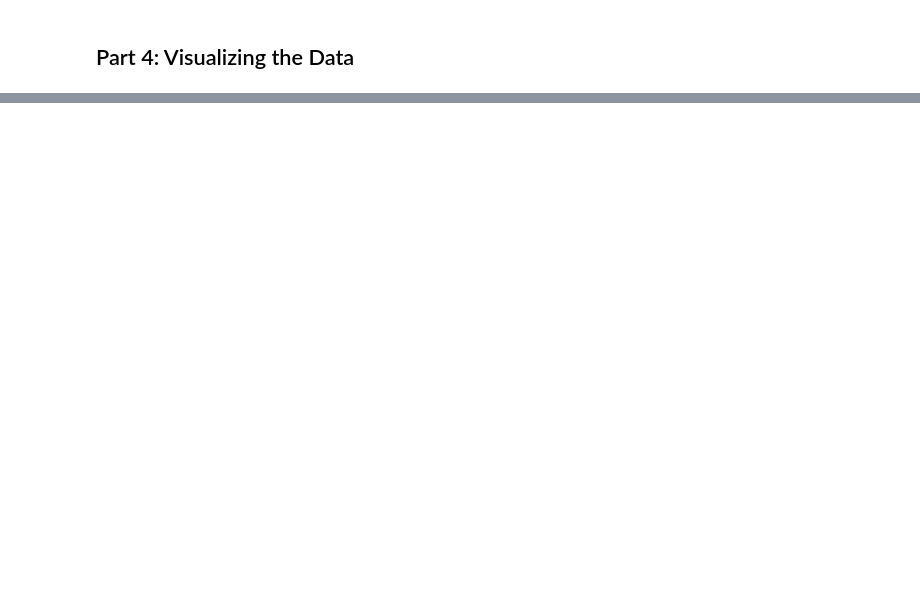
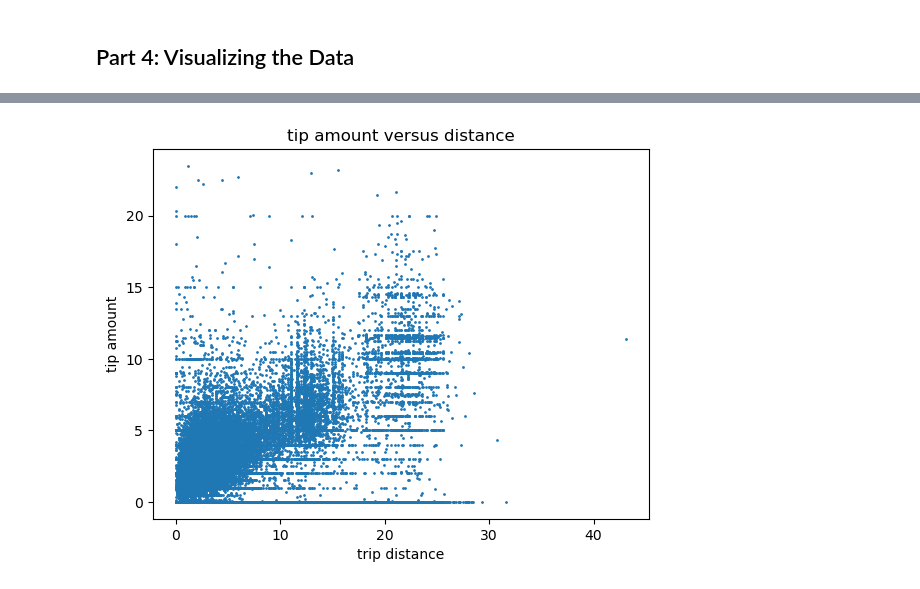
Before and after one commit to Jacob-YY/4501_project_yy_cc, a Jupyter notebook: 4501 proj!.ipynb, the cells around one changed output, grey strips where cells are left out. Cells and saved outputs as stored; diff of their text form; code cells hidden in the pictures; blank space fills up the shorter version.

```diff
--- a/4501 proj!.ipynb
+++ b/4501 proj!.ipynb
@@ -943,3 +1117,6 @@ def tip_versus_distance():
     plt.ylabel("tip amount")
     plt.title("tip amount versus distance")
     plt.show()
+
+tip_versus_distance()
+# %% [output]
@@ -946,3 +1127,4 @@ def tip_versus_distance():
+[figure, added]
 # %%
 #p4 q6
 #Create another scatter plot that compares tip amount versus precipitation amount.
```
Also changed, not shown: parts of 23 cells of this notebook.
